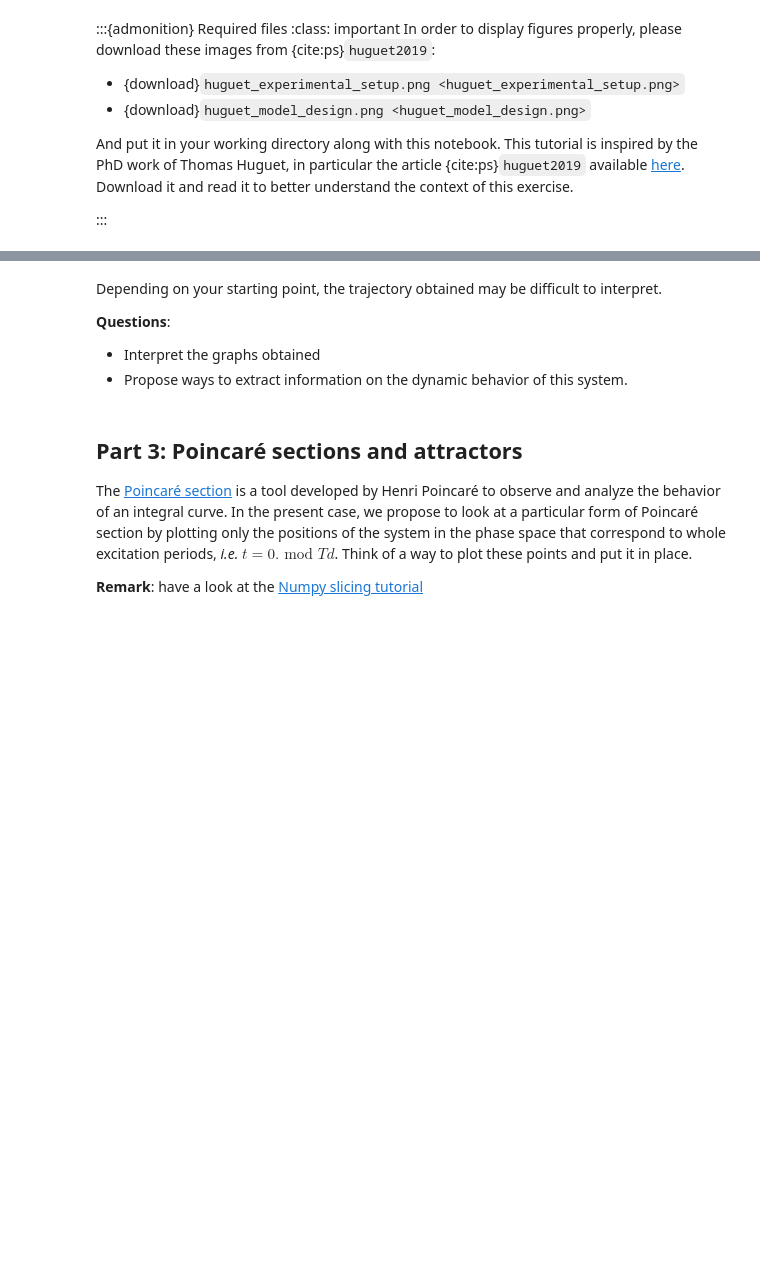
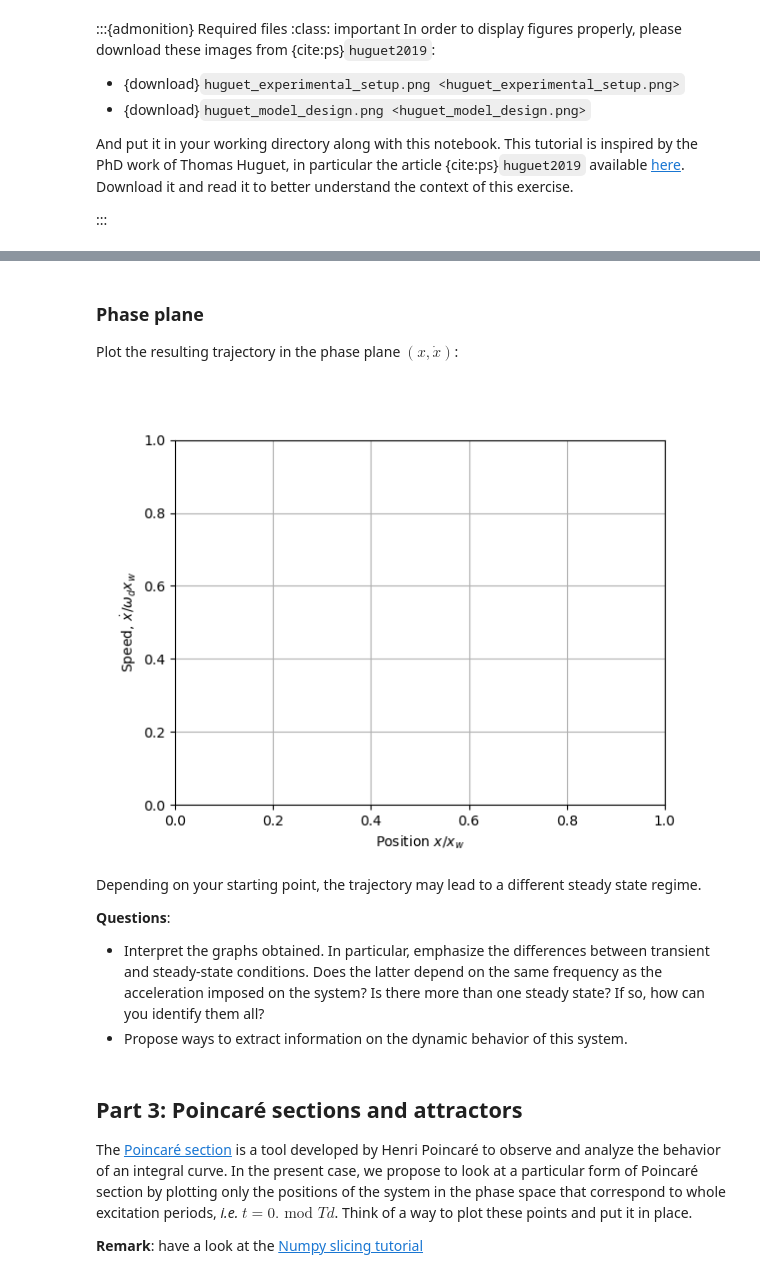
Before and after one commit to symmeHub/positron, a Jupyter notebook: _sources/ode/exercises/tutorials/duffing_oscillator.ipynb, the cells around one changed output, grey strips where cells are left out. Cells and saved outputs as stored; diff of their text form; code cells hidden in the pictures; blank space fills up the shorter version.

```diff
--- a/_sources/ode/exercises/tutorials/duffing_oscillator.ipynb
+++ b/_sources/ode/exercises/tutorials/duffing_oscillator.ipynb
@@ -121,15 +163,22 @@ X0 = np.array([0.0, 0.0])  # CHANGE THE VALUES TO YOUR LIKING
+# %% [markdown]
+### Phase plane
+
+Plot the resulting trajectory in the phase plane $(x, \dot x)$:
 # %%
 plt.figure()
-# plt.scatter(x/xpit, dotx/(xpit*omega0), marker="o", s = 5, color = "r")
+# plt.plot(x/xw, dotx/(xw*w0), "r-", label = "Transient regime")
+# plt.plot(x[-5*NF:]/xw, dotx[-5*NF:]/(xw*w0), "b-", label = "Steady state")
 plt.grid()
-plt.xlabel("Position $x/x_{pit}$")
-plt.ylabel("Speed, $\dot x / {\omega_d x_{pit}}$")
+plt.xlabel("Position $x/x_{w}$")
+plt.ylabel("Speed, $\dot x / {\omega_d x_{w}}$")
 plt.show()
+# %% [output]
+[figure, added]
 # %% [markdown]
-Depending on your starting point, the trajectory obtained may be difficult to interpret.
+Depending on your starting point, the trajectory may lead to a different steady state regime.
 
 **Questions**:
-* Interpret the graphs obtained
+* Interpret the graphs obtained. In particular, emphasize the differences between transient and steady-state conditions. Does the latter depend on the same frequency as the acceleration imposed on the system? Is there more than one steady state? If so, how can you identify them all?
 * Propose ways to extract information on the dynamic behavior of this system.
 # %% [markdown]
 ## Part 3: Poincaré sections and attractors
```
Also changed, not shown: parts of 11 cells of this notebook, 11 other files.
